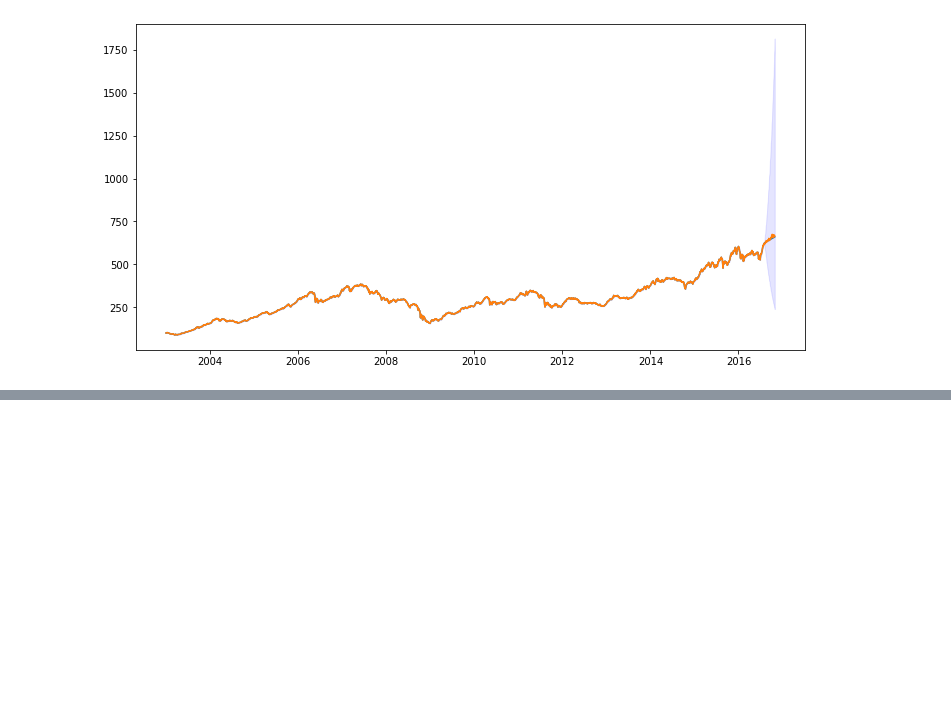
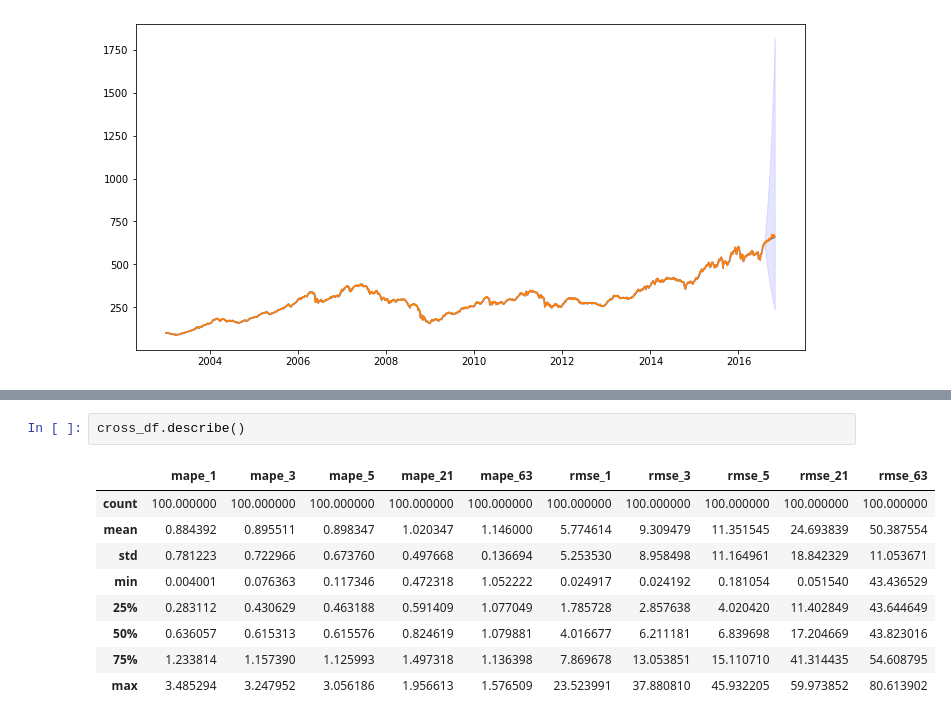
Before and after one commit to ulrikson/statistics-thesis, a Jupyter notebook: arch_evaluate.ipynb, the cells around one changed output, grey strips where cells are left out. Cells and saved outputs as stored; diff of their text form; blank space fills up the shorter version.

```diff
--- a/arch_evaluate.ipynb
+++ b/arch_evaluate.ipynb
@@ -132,0 +215,12 @@ plot_df.index[-63:]
+# %%
+cross_df.describe()
+# %% [output]
+|  | mape_1 | mape_3 | mape_5 | mape_21 | mape_63 | rmse_1 | rmse_3 | rmse_5 | rmse_21 | rmse_63 |
+| count | 100.000000 | 100.000000 | 100.000000 | 100.000000 | 100.000000 | 100.000000 | 100.000000 | 100.000000 | 100.000000 | 100.000000 |
+| mean | 0.884392 | 0.895511 | 0.898347 | 1.020347 | 1.146000 | 5.774614 | 9.309479 | 11.351545 | 24.693839 | 50.387554 |
+| std | 0.781223 | 0.722966 | 0.673760 | 0.497668 | 0.136694 | 5.253530 | 8.958498 | 11.164961 | 18.842329 | 11.053671 |
+| min | 0.004001 | 0.076363 | 0.117346 | 0.472318 | 1.052222 | 0.024917 | 0.024192 | 0.181054 | 0.051540 | 43.436529 |
+| 25% | 0.283112 | 0.430629 | 0.463188 | 0.591409 | 1.077049 | 1.785728 | 2.857638 | 4.020420 | 11.402849 | 43.644649 |
+| 50% | 0.636057 | 0.615313 | 0.615576 | 0.824619 | 1.079881 | 4.016677 | 6.211181 | 6.839698 | 17.204669 | 43.823016 |
+| 75% | 1.233814 | 1.157390 | 1.125993 | 1.497318 | 1.136398 | 7.869678 | 13.053851 | 15.110710 | 41.314435 | 54.608795 |
+| max | 3.485294 | 3.247952 | 3.056186 | 1.956613 | 1.576509 | 23.523991 | 37.880810 | 45.932205 | 59.973852 | 80.613902 |
```
Also changed, not shown: parts of 6 cells of this notebook, 4 other files.
